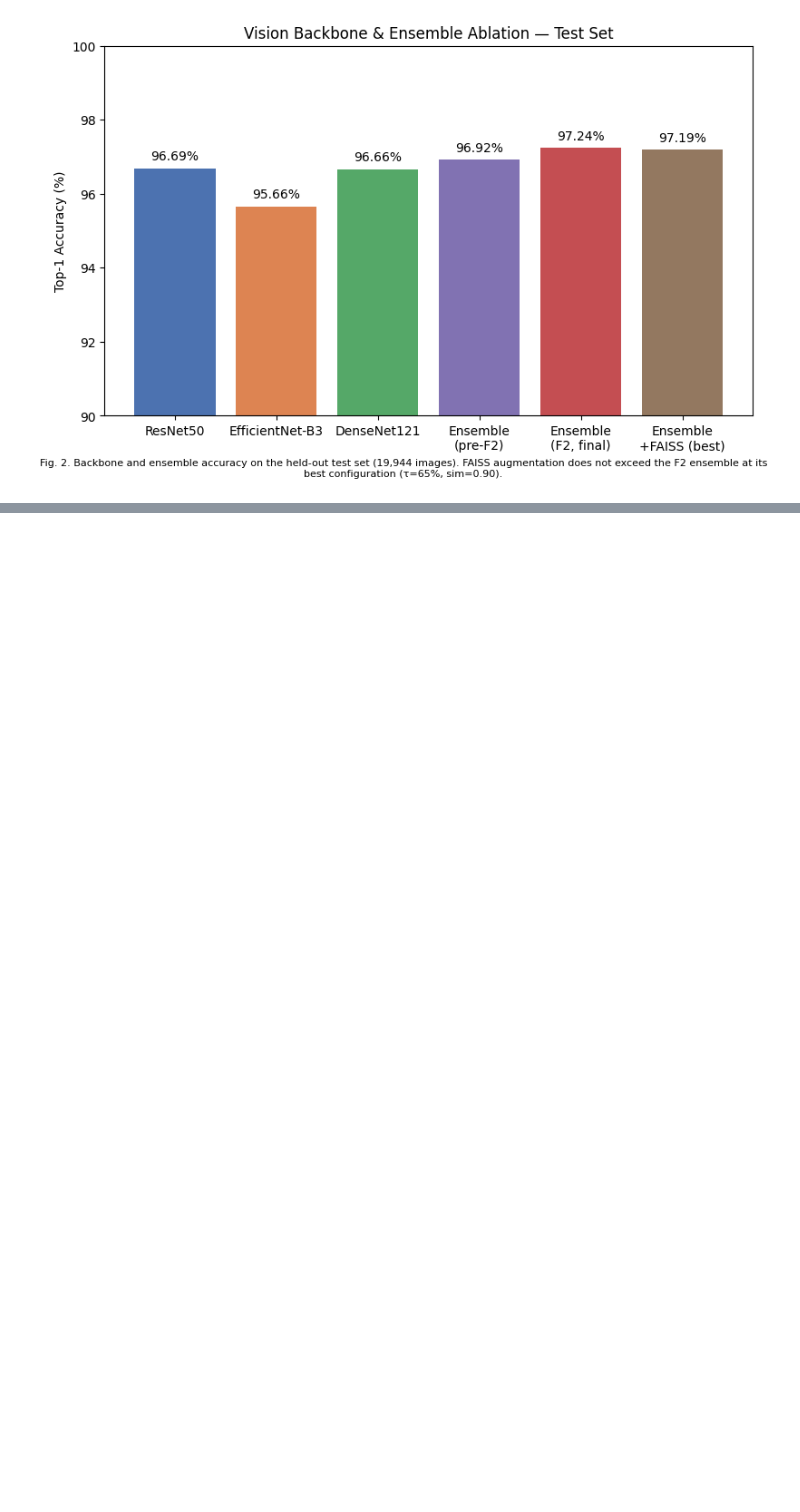
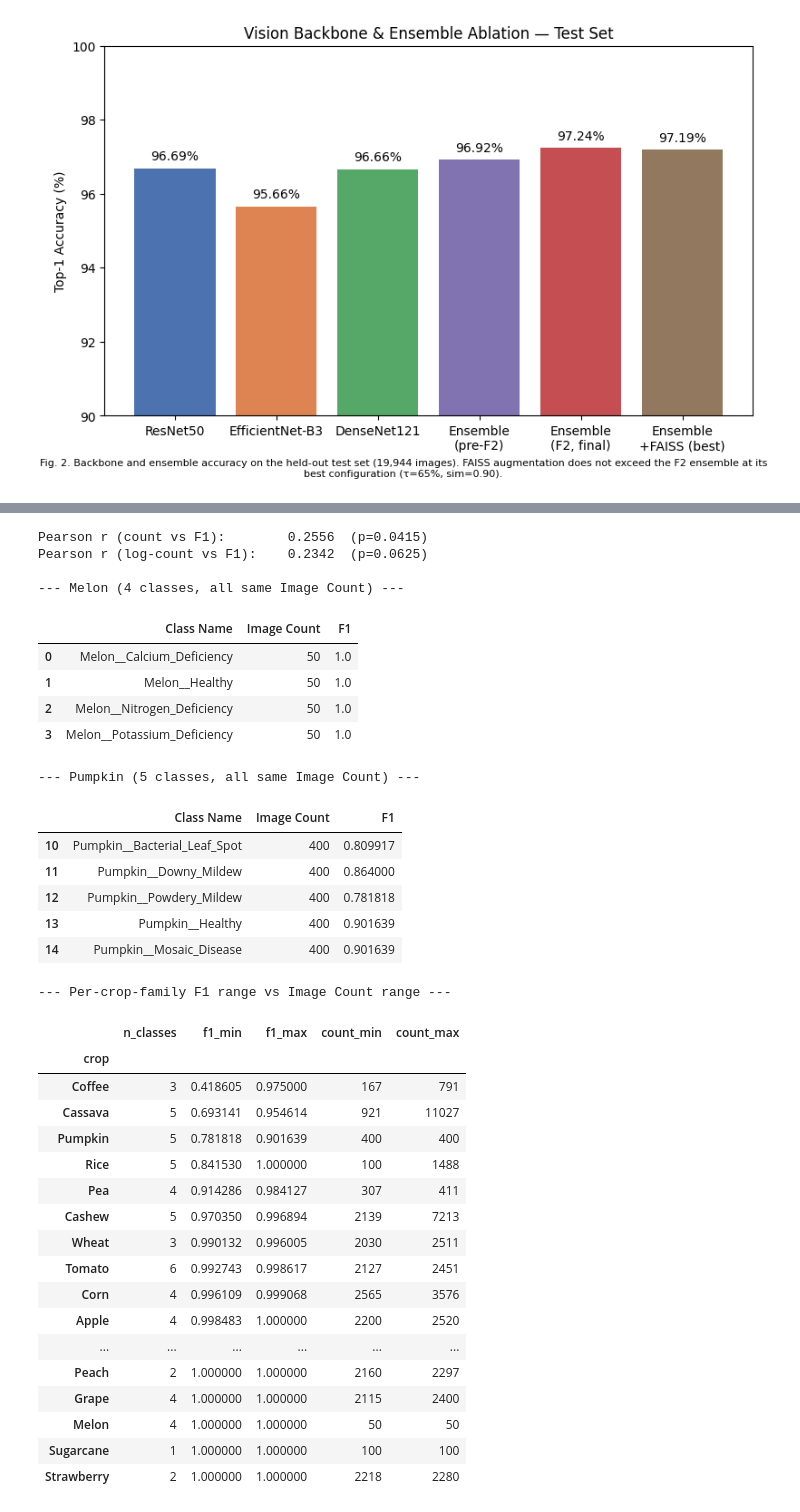
Before and after one commit to Vitthal-Jauhari/Crop-Query, a Jupyter notebook: notebooks/training/ensemble-f2-consistency-finetune.ipynb, the cells around one changed output, grey strips where cells are left out. Drawn from its saved outputs; the diff is of its cells as text; code cells hidden in the pictures; blank space fills up the shorter version.

```diff
--- a/notebooks/training/ensemble-f2-consistency-finetune.ipynb
+++ b/notebooks/training/ensemble-f2-consistency-finetune.ipynb
@@ -1176,0 +1228,80 @@ plt.show()
+# %%
+from scipy.stats import pearsonr
+
+# Merge the two tables you already have in memory
+df_merged = df_counts.merge(df_f1, on=["Class ID", "Class Name"])
+df_merged.to_csv("full_64class_f1_report.csv", index=False, header=True)
+
+# 1. Pearson correlation: raw image count vs F1
+r_raw, p_raw = pearsonr(df_merged["Image Count"], df_merged["F1"])
+
+# 2. Pearson correlation: log(image count) vs F1
+#    Counts span ~50 to ~11,000 (a ~220x range), so a linear correlation on raw
+#    counts is dominated by the few huge classes. Log-scaling is the fairer test
+#    of "does more data actually buy better F1" across that range.
+r_log, p_log = pearsonr(np.log(df_merged["Image Count"]), df_merged["F1"])
+
+print(f"Pearson r (count vs F1):        {r_raw:.4f}  (p={p_raw:.4f})")
+print(f"Pearson r (log-count vs F1):    {r_log:.4f}  (p={p_log:.4f})")
+
+# 3. Same-family, count-controlled comparison
+#    If count drove F1, families with identical per-class counts should show
+#    identical F1 across their own classes, and low-count families should
+#    underperform high-count ones. Check whether that actually holds.
+melon = df_merged[df_merged["Class Name"].str.startswith("Melon")]
+pumpkin = df_merged[df_merged["Class Name"].str.startswith("Pumpkin")]
+
+print("\n--- Melon (4 classes, all same Image Count) ---")
+display(melon[["Class Name", "Image Count", "F1"]])
+
+print("\n--- Pumpkin (5 classes, all same Image Count) ---")
+display(pumpkin[["Class Name", "Image Count", "F1"]])
+
+# 4. Full crop-family breakdown: F1 range and count range per family
+df_merged["crop"] = df_merged["Class Name"].str.split("__").str[0]
+fam_summary = df_merged.groupby("crop").agg(
+    n_classes=("Class Name", "count"),
+    f1_min=("F1", "min"),
+    f1_max=("F1", "max"),
+    count_min=("Image Count", "min"),
+    count_max=("Image Count", "max"),
+).sort_values("f1_min")
+
+print("\n--- Per-crop-family F1 range vs Image Count range ---")
+display(fam_summary)
+# %% [output]
+Pearson r (count vs F1):        0.2556  (p=0.0415)
+Pearson r (log-count vs F1):    0.2342  (p=0.0625)
+
+--- Melon (4 classes, all same Image Count) ---
+|  | Class Name | Image Count | F1 |
+| 0 | Melon__Calcium_Deficiency | 50 | 1.0 |
+| 1 | Melon__Healthy | 50 | 1.0 |
+| 2 | Melon__Nitrogen_Deficiency | 50 | 1.0 |
+| 3 | Melon__Potassium_Deficiency | 50 | 1.0 |
+--- Pumpkin (5 classes, all same Image Count) ---
+|  | Class Name | Image Count | F1 |
+| 10 | Pumpkin__Bacterial_Leaf_Spot | 400 | 0.809917 |
+| 11 | Pumpkin__Downy_Mildew | 400 | 0.864000 |
+| 12 | Pumpkin__Powdery_Mildew | 400 | 0.781818 |
+| 13 | Pumpkin__Healthy | 400 | 0.901639 |
+| 14 | Pumpkin__Mosaic_Disease | 400 | 0.901639 |
+--- Per-crop-family F1 range vs Image Count range ---
+|  | n_classes | f1_min | f1_max | count_min | count_max |
+| crop |  |  |  |  |  |
+| Coffee | 3 | 0.418605 | 0.975000 | 167 | 791 |
+| Cassava | 5 | 0.693141 | 0.954614 | 921 | 11027 |
+| Pumpkin | 5 | 0.781818 | 0.901639 | 400 | 400 |
+| Rice | 5 | 0.841530 | 1.000000 | 100 | 1488 |
+| Pea | 4 | 0.914286 | 0.984127 | 307 | 411 |
+| Cashew | 5 | 0.970350 | 0.996894 | 2139 | 7213 |
+| Wheat | 3 | 0.990132 | 0.996005 | 2030 | 2511 |
+| Tomato | 6 | 0.992743 | 0.998617 | 2127 | 2451 |
+| Corn | 4 | 0.996109 | 0.999068 | 2565 | 3576 |
+| Apple | 4 | 0.998483 | 1.000000 | 2200 | 2520 |
+| ... | ... | ... | ... | ... | ... |
+| Peach | 2 | 1.000000 | 1.000000 | 2160 | 2297 |
+| Grape | 4 | 1.000000 | 1.000000 | 2115 | 2400 |
+| Melon | 4 | 1.000000 | 1.000000 | 50 | 50 |
+| Sugarcane | 1 | 1.000000 | 1.000000 | 100 | 100 |
+| Strawberry | 2 | 1.000000 | 1.000000 | 2218 | 2280 |
```
Also changed, not shown: parts of 40 cells of this notebook.
